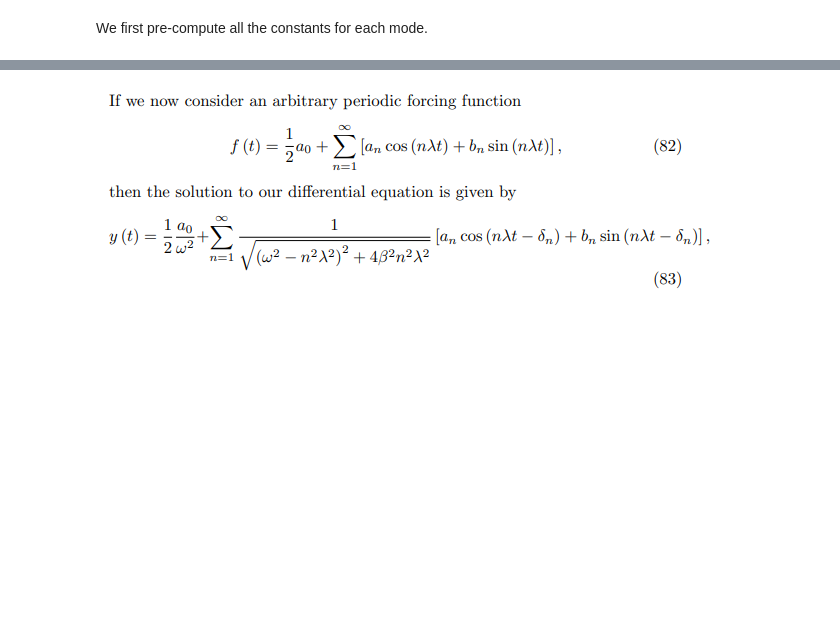
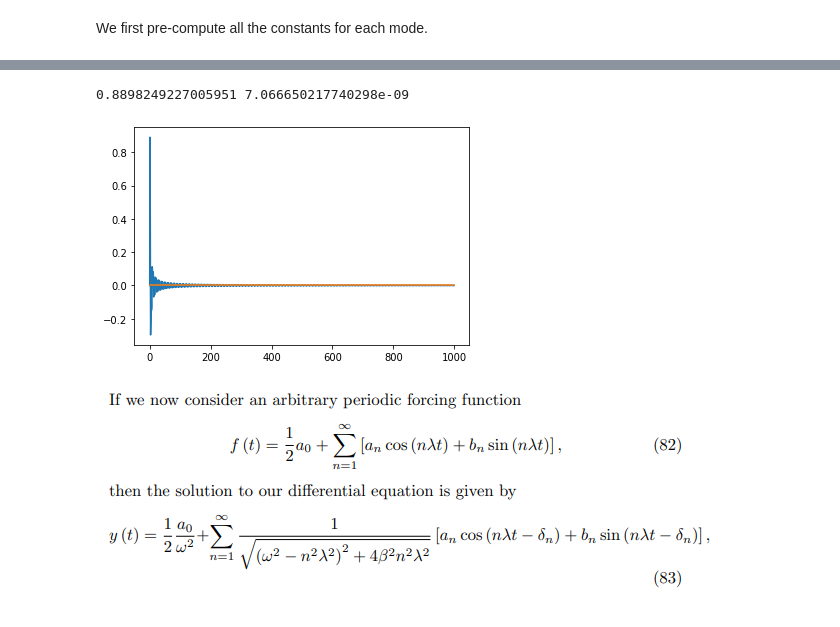
Before and after one commit to 0xDBFB7/covidinator, a Jupyter notebook: documents/pseudo_soliton.ipynb, the cells around one changed output, grey strips where cells are left out. Saved outputs shown, nothing was run; the diff lists cells and outputs as text; code cells hidden in the pictures; blank space fills up the shorter version.

```diff
--- a/documents/pseudo_soliton.ipynb
+++ b/documents/pseudo_soliton.ipynb
@@ -154,3 +170,58 @@ ValueError: operands could not be broadcast together with shapes (9,) (100,)
+# %%
+def simple_dispersion(t, x, modes):
+
+    omegas = 2 * pi * modes
+
+    dielectric_constants = np.zeros_like(modes, dtype=np.float)
+    E_penetration_depths = np.zeros_like(modes, dtype=np.float)
+
+    for idx,mode in enumerate(modes):
+        cole_cole_properties = cole_cole_4(mode, ef, sigma, deltas, alphas, taus)
+        dielectric_constant, conductivity = complex_permittivity_to_er_and_sigma(cole_cole_properties, mode)
+        dielectric_constants[idx] = dielectric_constant
+        E_penetration_depth = electric_field_penetration_depth(mode, dielectric_constant, conductivity)
+        E_penetration_depths[idx] = E_penetration_depth
+
+
+    gammas = E_penetration_depths
+
+
+    betas = omegas * np.sqrt(mu_0 * epsilon_0 * dielectric_constants)
+
+
+    RHS = np.sin(omegas*t - betas*x) * np.exp(-1.0 * (x / gammas))
+    RHS = np.sum(RHS, axis=0)
+
+    RHS /= len(modes)
+
+    return RHS
+
+
+
+t = np.linspace(0, 10e-9, 1000)
+
+near = []
+far = []
+
+modes = np.linspace(10e9, 30e9, 1000)
+
+x = 0.0
+for i in t:
+    near.append(simple_dispersion(i, x, modes))
+
+x = 0.05
+for i in t:
+    far.append(simple_dispersion(i, x, modes))
+
+# near /= np.max(near)
+
+plt.plot(near)
+plt.plot(far)
+
+print(np.max(near) , np.max(far))
+# %% [output]
+0.8898249227005951 7.066650217740298e-09
+[figure, added]
 # %% [markdown]
 ![Screenshot%20from%202020-09-21%2016-50-11.png](attachment:Screenshot%20from%202020-09-21%2016-50-11.png)
 # %% [markdown]
```
Also changed, not shown: parts of 4 cells of this notebook, 3 other files.
